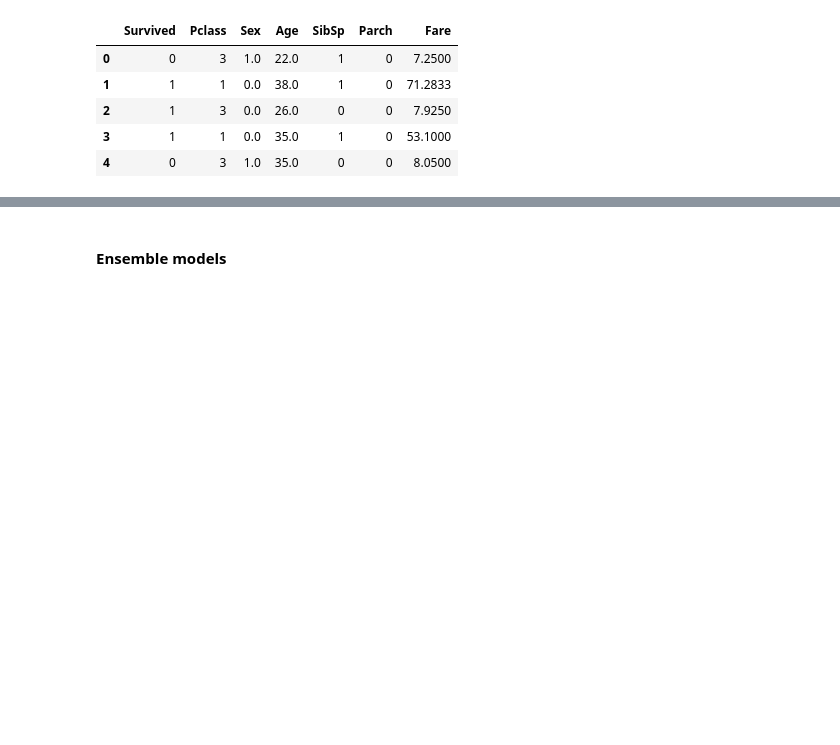
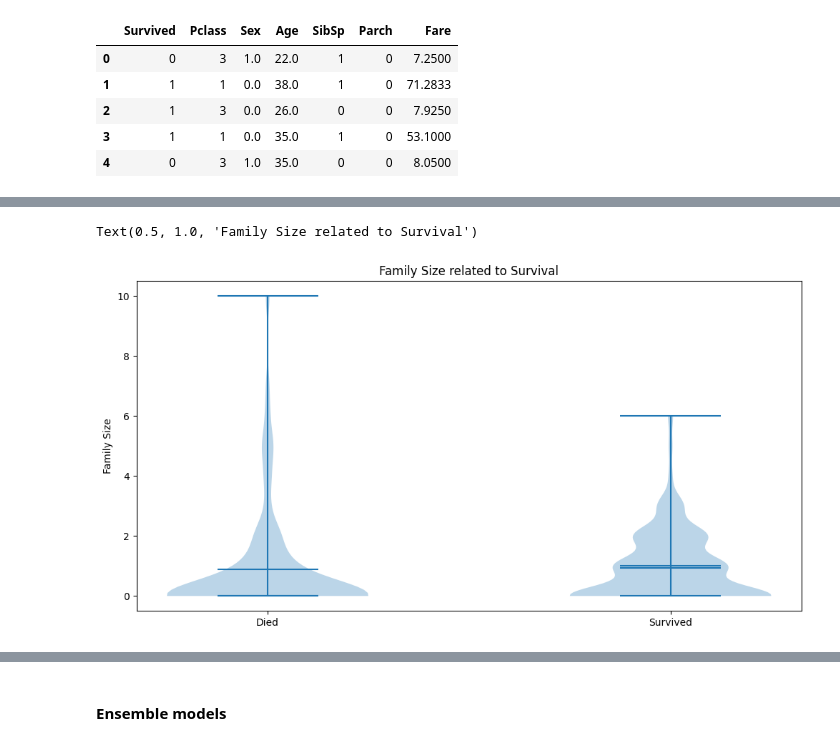
Before and after one commit to ubuti/applied_data_science, a Jupyter notebook: titanic/explo.ipynb, the cells around one changed output, grey strips where cells are left out. Saved outputs shown, nothing was run; the diff lists cells and outputs as text; code cells hidden in the pictures; blank space fills up the shorter version.

```diff
--- a/titanic/explo.ipynb
+++ b/titanic/explo.ipynb
@@ -101,0 +164,11 @@ df_validation.drop(columns=['Survived'], inplace=True)
+# %%
+df['FamilySize'] = df['SibSp'] + df['Parch']
+
+plt.figure(figsize=(12, 6))
+plt.violinplot([df[df['Survived'] == 0]['FamilySize'], df[df['Survived'] == 1]['FamilySize']], showmeans=True, showmedians=True, showextrema=True)
+plt.xticks([1, 2], ['Died', 'Survived'])
+plt.ylabel('Family Size')
+plt.title('Family Size related to Survival')
+# %% [output]
+Text(0.5, 1.0, 'Family Size related to Survival')
+[figure, added]
```
Also changed, not shown: parts of 17 cells of this notebook, 2 other files.
